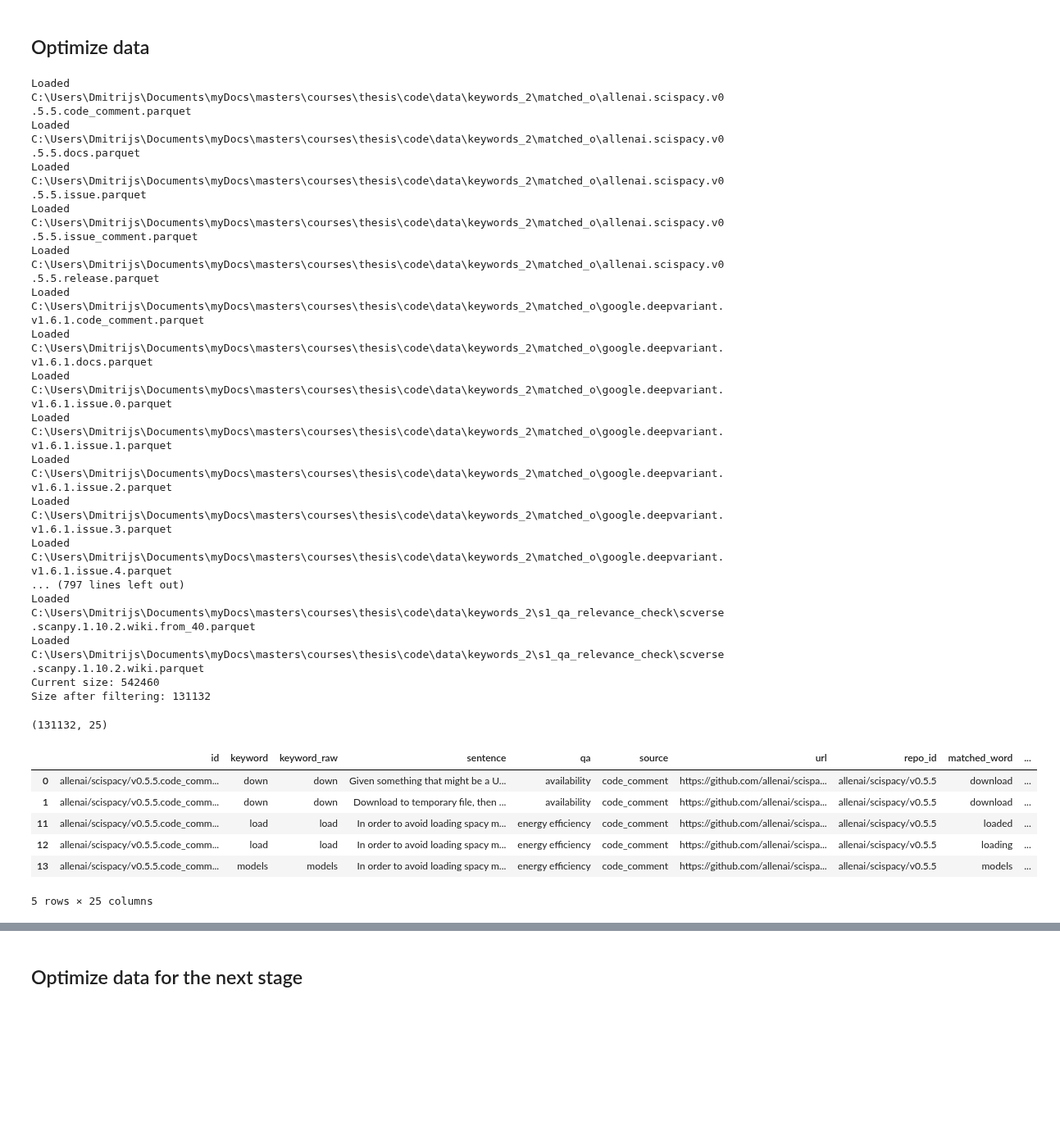
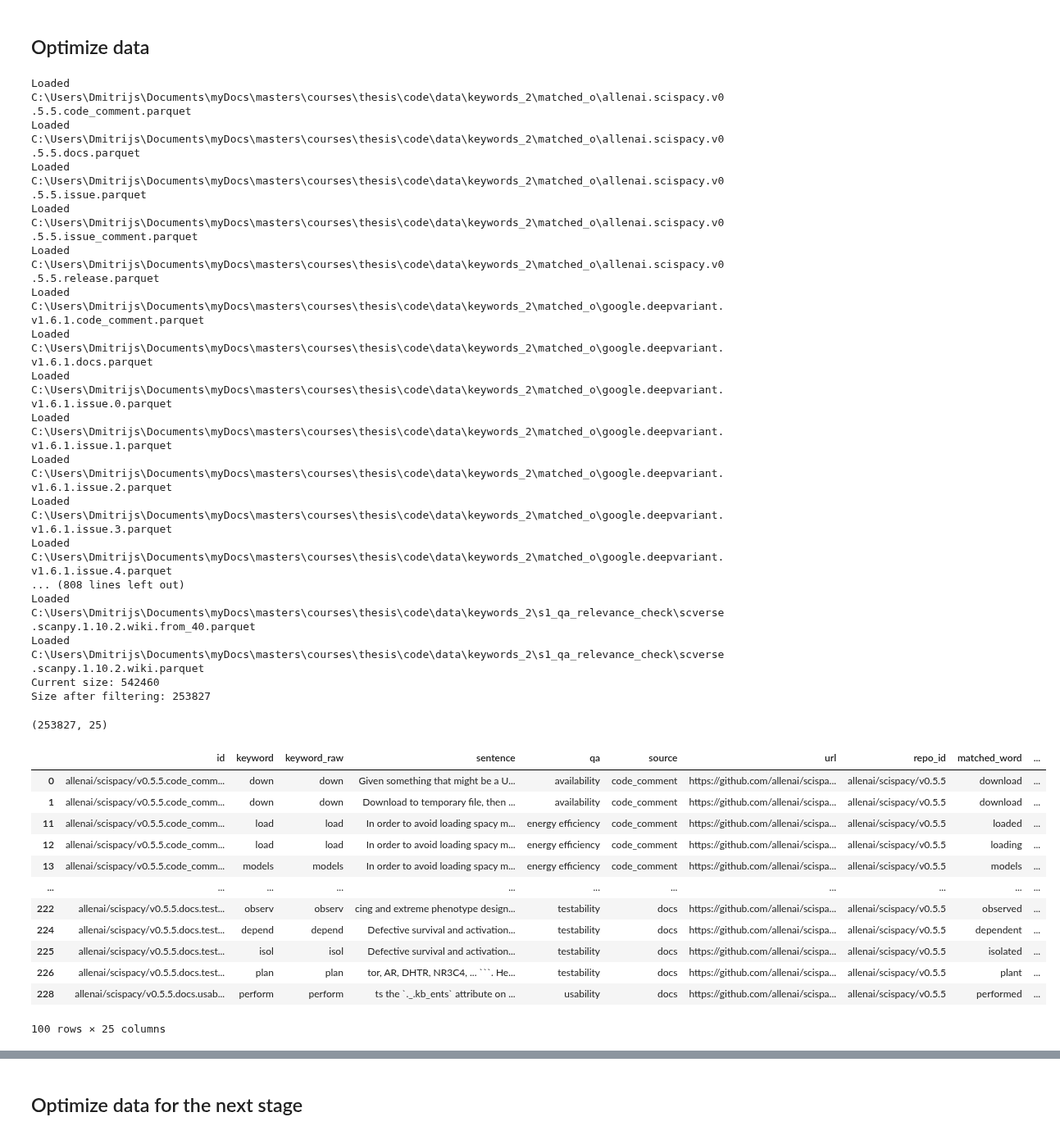
Before and after one commit to dmitrijs-voronovs/scientific-software-architecture-analysis, a Jupyter notebook: processing_pipeline/data_optimization/o_s1_qa_relevance_check_v2.ipynb, the cells around one changed output, grey strips where cells are left out. Shown at 82% size. Drawn from its saved outputs; the diff is of its cells as text; code cells hidden in the pictures; blank space fills up the shorter version.

````diff
--- a/processing_pipeline/data_optimization/o_s1_qa_relevance_check_v2.ipynb
+++ b/processing_pipeline/data_optimization/o_s1_qa_relevance_check_v2.ipynb
@@ -42,8 +42,8 @@ df.drop_duplicates(stage.depends_on_fields).shape
 # %% [markdown]
 ## Optimize data
 # %%
-df = stage.apply_filters_till_current()
-df.shape
+dfo = stage.apply_filters_till_current()
+dfo.shape
 # %% [output]
 Loaded C:\Users\Dmitrijs\Documents\myDocs\masters\courses\thesis\code\data\keywords_2\matched_o\allenai.scispacy.v0.5.5.code_comment.parquet
 Loaded C:\Users\Dmitrijs\Documents\myDocs\masters\courses\thesis\code\data\keywords_2\matched_o\allenai.scispacy.v0.5.5.docs.parquet
@@ -57,19 +57,25 @@ Loaded C:\Users\Dmitrijs\Documents\myDocs\masters\courses\thesis\code\data\keywo
 Loaded C:\Users\Dmitrijs\Documents\myDocs\masters\courses\thesis\code\data\keywords_2\matched_o\google.deepvariant.v1.6.1.issue.2.parquet
 Loaded C:\Users\Dmitrijs\Documents\myDocs\masters\courses\thesis\code\data\keywords_2\matched_o\google.deepvariant.v1.6.1.issue.3.parquet
 Loaded C:\Users\Dmitrijs\Documents\myDocs\masters\courses\thesis\code\data\keywords_2\matched_o\google.deepvariant.v1.6.1.issue.4.parquet
-... (797 lines left out)
+... (808 lines left out)
 Loaded C:\Users\Dmitrijs\Documents\myDocs\masters\courses\thesis\code\data\keywords_2\s1_qa_relevance_check\scverse.scanpy.1.10.2.wiki.from_40.parquet
 Loaded C:\Users\Dmitrijs\Documents\myDocs\masters\courses\thesis\code\data\keywords_2\s1_qa_relevance_check\scverse.scanpy.1.10.2.wiki.parquet
 Current size: 542460
-Size after filtering: 131132
+Size after filtering: 253827
-(131132, 25)
+(253827, 25)
 # %%
-df.head()
+dfo.head(100)
 # %% [output]
 |  | id | keyword | keyword_raw | sentence | qa | source | url | repo_id | matched_word | ... |
 | 0 | allenai/scispacy/v0.5.5.code_comm... | down | down | Given something that might be a U... | availability | code_comment | https://github.com/allenai/scispa... | allenai/scispacy/v0.5.5 | download | ... |
 | 1 | allenai/scispacy/v0.5.5.code_comm... | down | down | Download to temporary file, then ... | availability | code_comment | https://github.com/allenai/scispa... | allenai/scispacy/v0.5.5 | download | ... |
 | 11 | allenai/scispacy/v0.5.5.code_comm... | load | load | In order to avoid loading spacy m... | energy efficiency | code_comment | https://github.com/allenai/scispa... | allenai/scispacy/v0.5.5 | loaded | ... |
 | 12 | allenai/scispacy/v0.5.5.code_comm... | load | load | In order to avoid loading spacy m... | energy efficiency | code_comment | https://github.com/allenai/scispa... | allenai/scispacy/v0.5.5 | loading | ... |
 | 13 | allenai/scispacy/v0.5.5.code_comm... | models | models | In order to avoid loading spacy m... | energy efficiency | code_comment | https://github.com/allenai/scispa... | allenai/scispacy/v0.5.5 | models | ... |
+| ... | ... | ... | ... | ... | ... | ... | ... | ... | ... | ... |
+| 222 | allenai/scispacy/v0.5.5.docs.test... | observ | observ | cing and extreme phenotype design... | testability | docs | https://github.com/allenai/scispa... | allenai/scispacy/v0.5.5 | observed | ... |
+| 224 | allenai/scispacy/v0.5.5.docs.test... | depend | depend | Defective survival and activation... | testability | docs | https://github.com/allenai/scispa... | allenai/scispacy/v0.5.5 | dependent | ... |
+| 225 | allenai/scispacy/v0.5.5.docs.test... | isol | isol | Defective survival and activation... | testability | docs | https://github.com/allenai/scispa... | allenai/scispacy/v0.5.5 | isolated | ... |
+| 226 | allenai/scispacy/v0.5.5.docs.test... | plan | plan | tor, AR, DHTR, NR3C4, ... ```. He... | testability | docs | https://github.com/allenai/scispa... | allenai/scispacy/v0.5.5 | plant | ... |
+| 228 | allenai/scispacy/v0.5.5.docs.usab... | perform | perform | ts the `._.kb_ents` attribute on ... | usability | docs | https://github.com/allenai/scispa... | allenai/scispacy/v0.5.5 | performed | ... |
-5 rows × 25 columns
+100 rows × 25 columns
````
Also changed, not shown: parts of 16 cells of this notebook, 28 other files.
